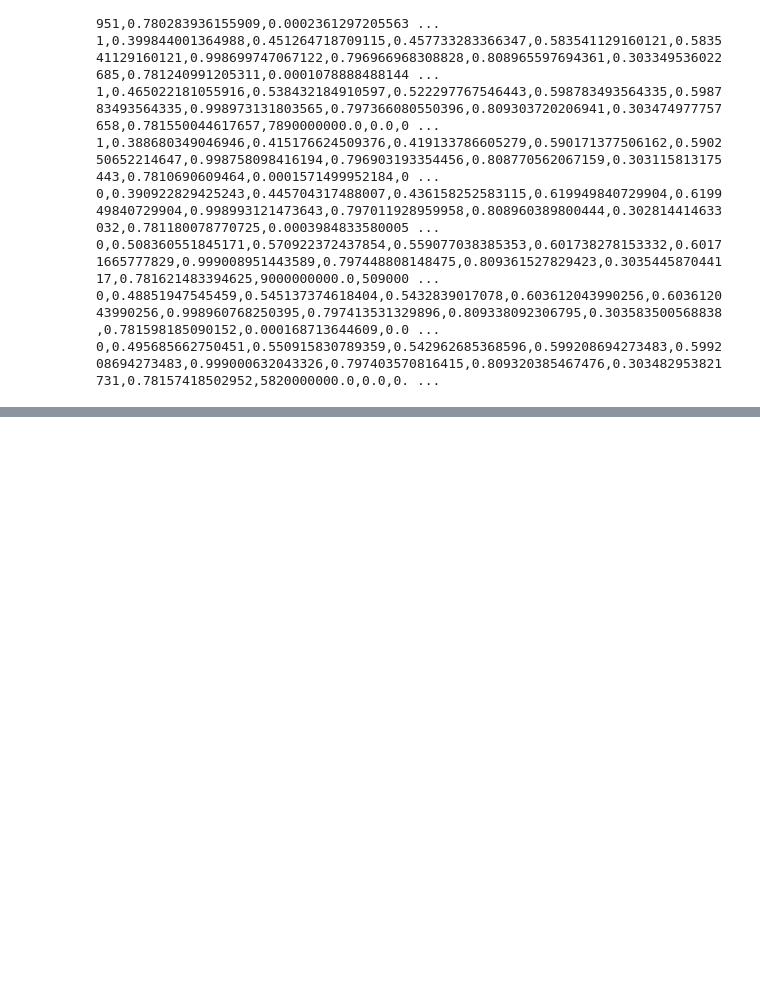
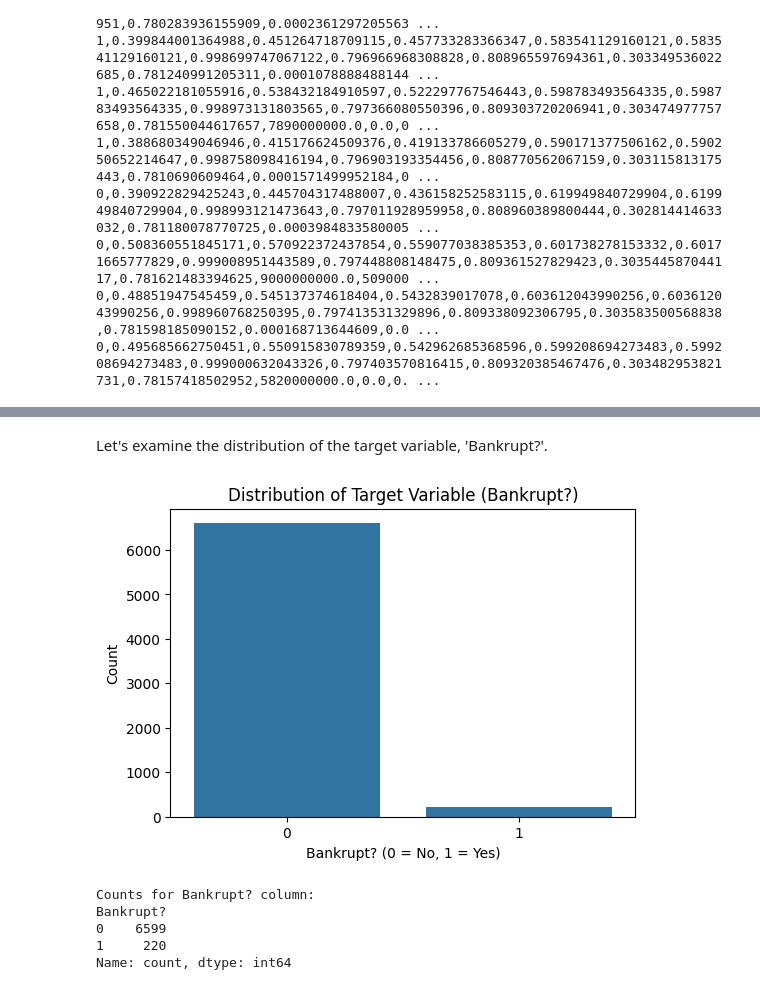
Before and after one commit to noobprogrammertryingtosurvive/ADALL_github, a Jupyter notebook: Cogels_CDA1C03_Assignment.ipynb, the cells around one changed output, grey strips where cells are left out. Saved outputs shown, nothing was run; the diff lists cells and outputs as text; code cells hidden in the pictures; blank space fills up the shorter version.

```diff
--- a/Cogels_CDA1C03_Assignment.ipynb
+++ b/Cogels_CDA1C03_Assignment.ipynb
@@ -36,0 +78,22 @@ Bankrupt?, ROA(C) before interest and depreciation before interest, ROA(A) befor
+# %% [markdown]
+Let's examine the distribution of the target variable, 'Bankrupt?'.
+# %%
+import matplotlib.pyplot as plt
+import seaborn as sns
+
+plt.figure(figsize=(6, 4))
+sns.countplot(x='Bankrupt?', data=df)
+plt.title('Distribution of Target Variable (Bankrupt?)')
+plt.xlabel('Bankrupt? (0 = No, 1 = Yes)')
+plt.ylabel('Count')
+plt.show()
+
+print('\nCounts for Bankrupt? column:')
+print(df['Bankrupt?'].value_counts())
+# %% [output]
+[figure, added]
+Counts for Bankrupt? column:
+Bankrupt?
+0    6599
+1     220
+Name: count, dtype: int64
```
Also changed, not shown: parts of 6 cells of this notebook.
